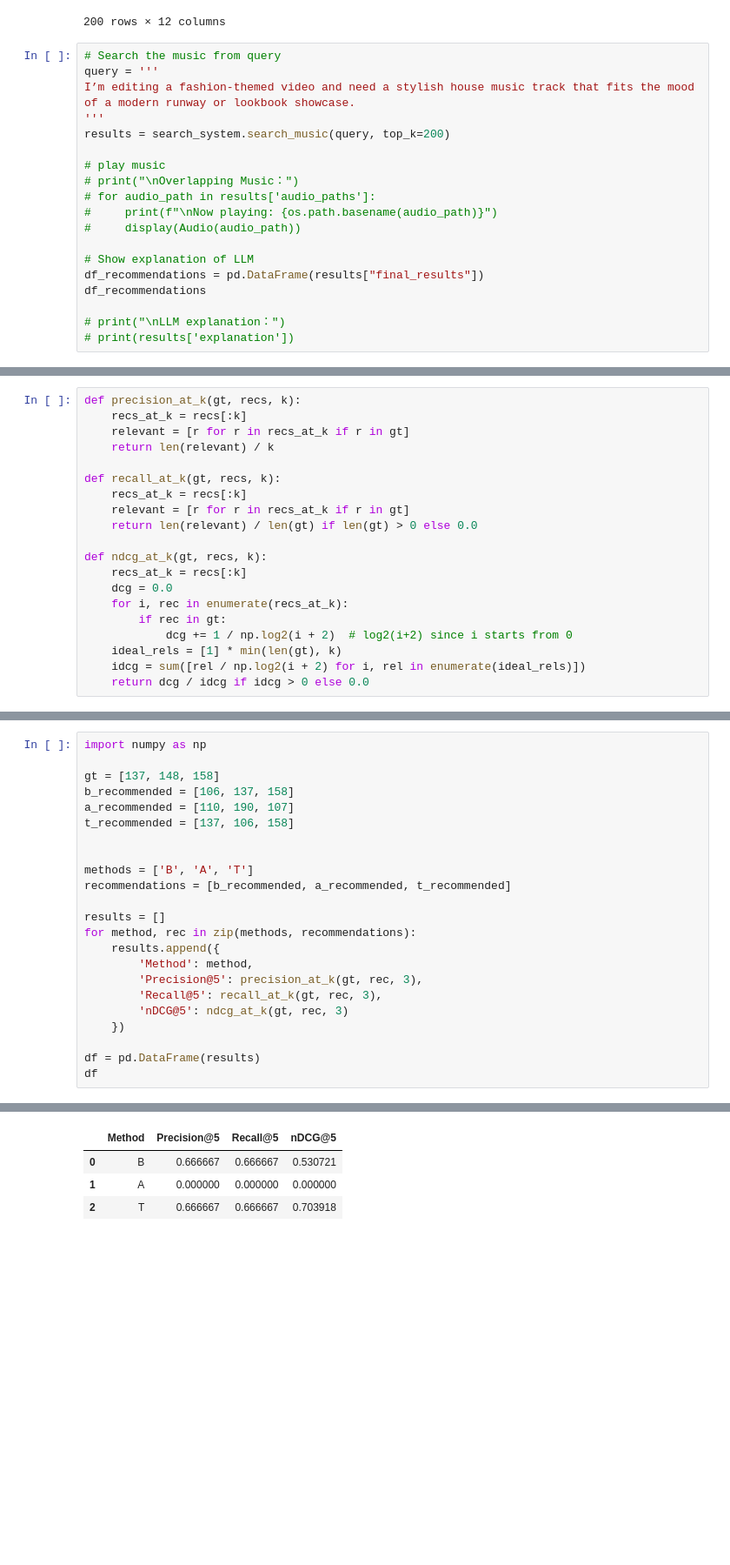
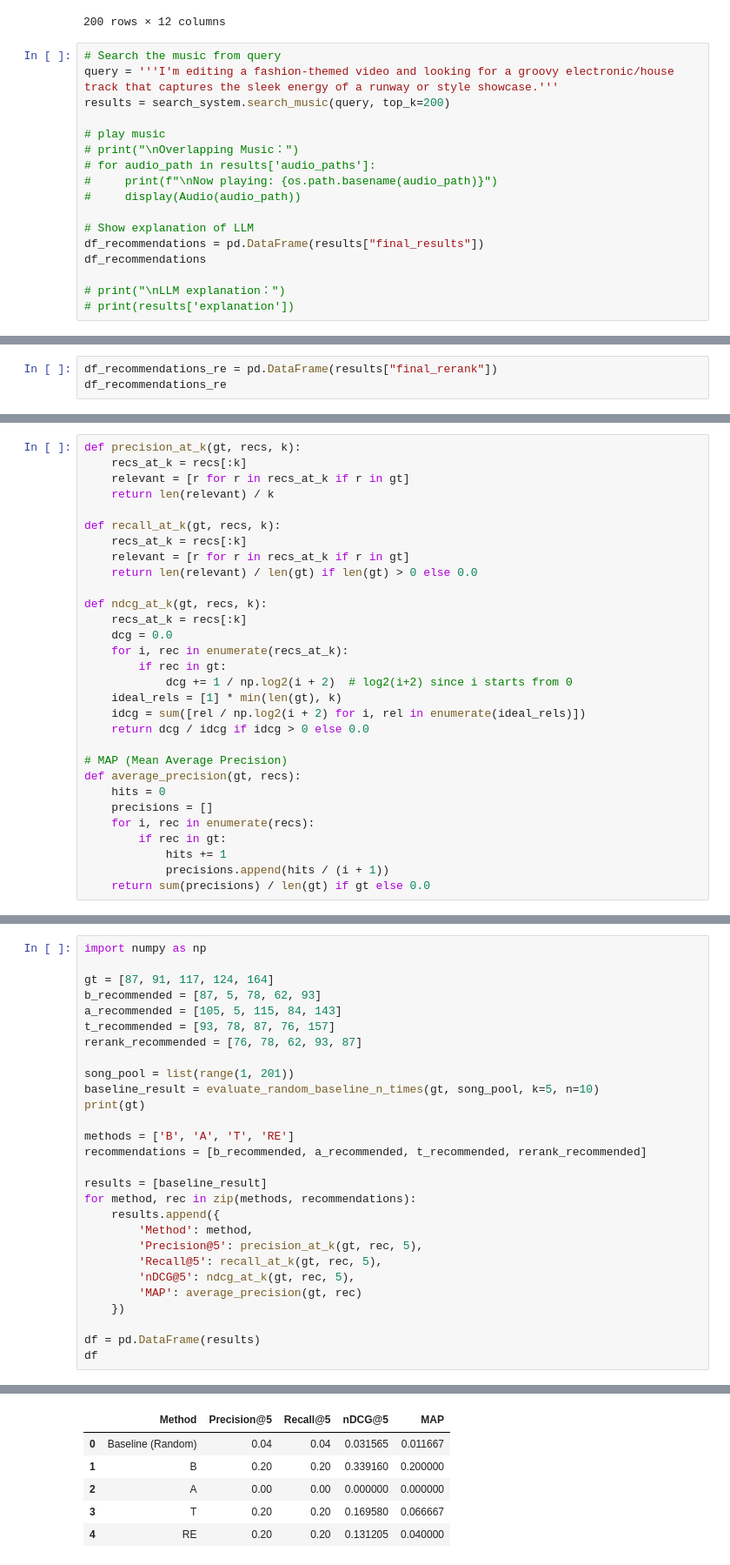
Before and after one commit to TingLinKuo/Music_Rec_RAG, a Jupyter notebook: system.ipynb, the cells around one changed output, grey strips where cells are left out. Shown: that part at 87% size. Saved outputs shown, nothing was run; the diff lists cells and outputs as text; blank space fills up the shorter version.

```diff
--- a/system.ipynb
+++ b/system.ipynb
@@ -56,9 +52,7 @@ text_embedding_df
 200 rows × 12 columns
 # %%
 # Search the music from query
-query = '''
-I’m editing a fashion-themed video and need a stylish house music track that fits the mood of a modern runway or lookbook showcase.
-'''
+query = '''I'm editing a fashion-themed video and looking for a groovy electronic/house track that captures the sleek energy of a runway or style showcase.'''
 results = search_system.search_music(query, top_k=200)
 
 # play music
@@ -117,0 +85,3 @@ df_recommendations.sort_values("similarity_text", ascending=False).head(10)
+# %%
+df_recommendations_re = pd.DataFrame(results["final_rerank"])
+df_recommendations_re
@@ -135,3 +162,13 @@ def ndcg_at_k(gt, recs, k):
     ideal_rels = [1] * min(len(gt), k)
     idcg = sum([rel / np.log2(i + 2) for i, rel in enumerate(ideal_rels)])
     return dcg / idcg if idcg > 0 else 0.0
+
+# MAP (Mean Average Precision)
+def average_precision(gt, recs):
+    hits = 0
+    precisions = []
+    for i, rec in enumerate(recs):
+        if rec in gt:
+            hits += 1
+            precisions.append(hits / (i + 1))
+    return sum(precisions) / len(gt) if gt else 0.0
@@ -138,22 +198,27 @@ def ndcg_at_k(gt, recs, k):
 # %%
 import numpy as np
 
-gt = [137, 148, 158]
-b_recommended = [106, 137, 158]
-a_recommended = [110, 190, 107]
-t_recommended = [137, 106, 158]
+gt = [87, 91, 117, 124, 164]
+b_recommended = [87, 5, 78, 62, 93]
+a_recommended = [105, 5, 115, 84, 143]
+t_recommended = [93, 78, 87, 76, 157]
+rerank_recommended = [76, 78, 62, 93, 87]
 
+song_pool = list(range(1, 201))
+baseline_result = evaluate_random_baseline_n_times(gt, song_pool, k=5, n=10)
+print(gt)
 
-methods = ['B', 'A', 'T']
-recommendations = [b_recommended, a_recommended, t_recommended]
+methods = ['B', 'A', 'T', 'RE']
+recommendations = [b_recommended, a_recommended, t_recommended, rerank_recommended]
 
-results = []
+results = [baseline_result]
 for method, rec in zip(methods, recommendations):
     results.append({
         'Method': method,
-        'Precision@5': precision_at_k(gt, rec, 3),
-        'Recall@5': recall_at_k(gt, rec, 3),
-        'nDCG@5': ndcg_at_k(gt, rec, 3)
+        'Precision@5': precision_at_k(gt, rec, 5),
+        'Recall@5': recall_at_k(gt, rec, 5),
+        'nDCG@5': ndcg_at_k(gt, rec, 5),
+        'MAP': average_precision(gt, rec)
     })
 
 df = pd.DataFrame(results)
@@ -162,4 +228,6 @@ df
-|  | Method | Precision@5 | Recall@5 | nDCG@5 |
-| 0 | B | 0.666667 | 0.666667 | 0.530721 |
-| 1 | A | 0.000000 | 0.000000 | 0.000000 |
-| 2 | T | 0.666667 | 0.666667 | 0.703918 |
+|  | Method | Precision@5 | Recall@5 | nDCG@5 | MAP |
+| 0 | Baseline (Random) | 0.04 | 0.04 | 0.031565 | 0.011667 |
+| 1 | B | 0.20 | 0.20 | 0.339160 | 0.200000 |
+| 2 | A | 0.00 | 0.00 | 0.000000 | 0.000000 |
+| 3 | T | 0.20 | 0.20 | 0.169580 | 0.066667 |
+| 4 | RE | 0.20 | 0.20 | 0.131205 | 0.040000 |
```
Also changed, not shown: parts of 11 cells of this notebook, 4 other files.
